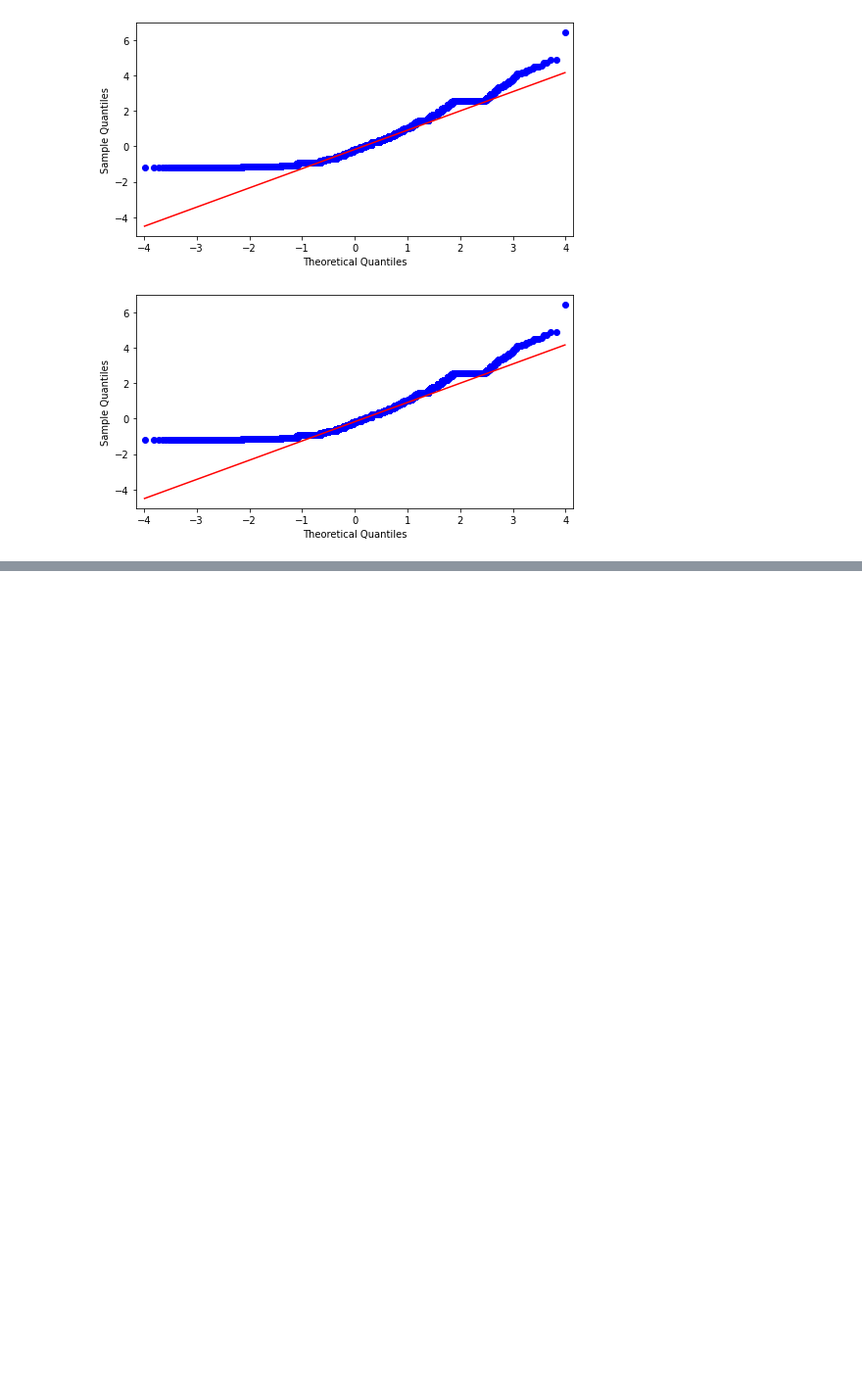
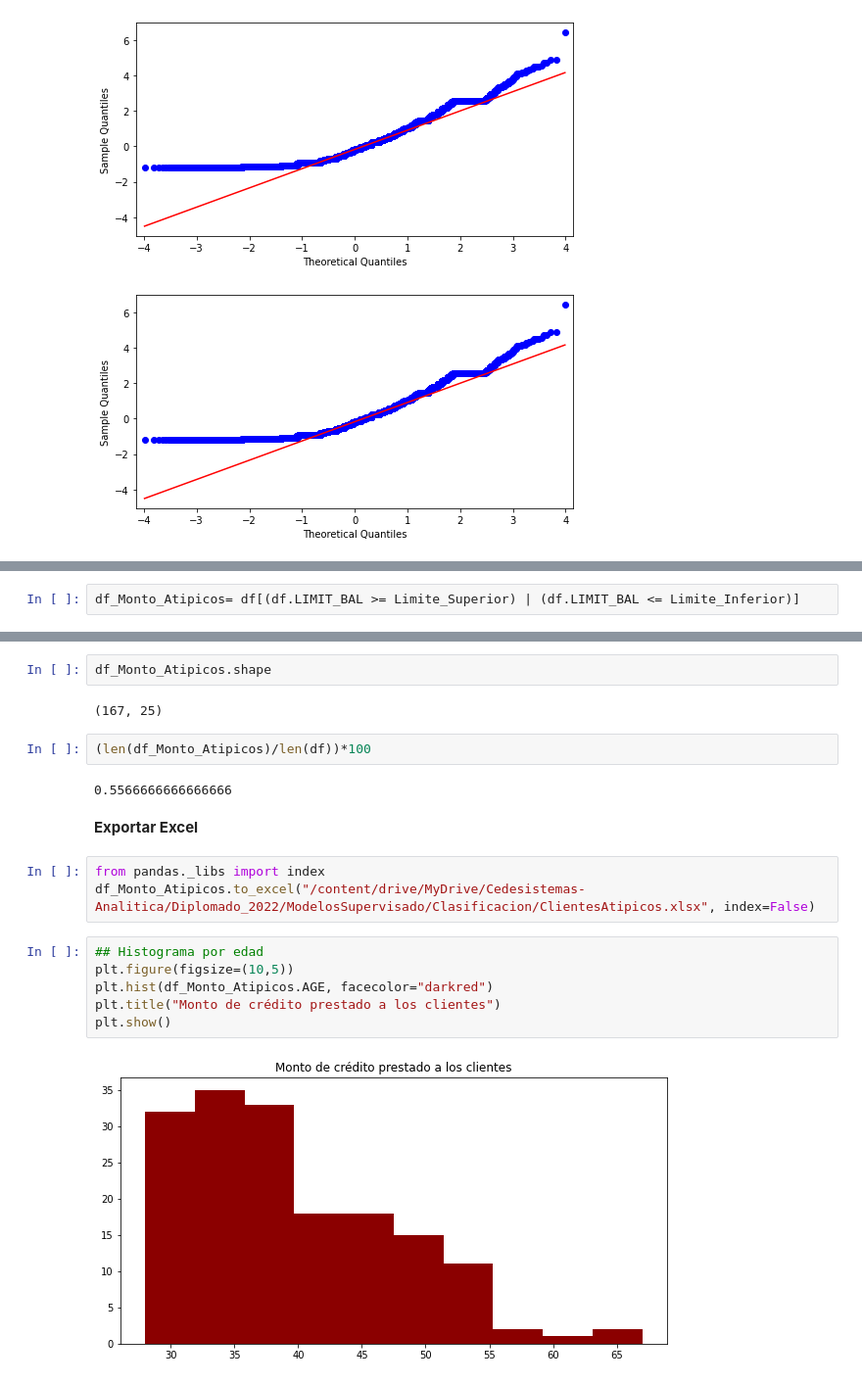
Before and after one commit to Wftorres29/ProyectoBanco, a Jupyter notebook: ProyectoBancowft.ipynb, the cells around one changed output, grey strips where cells are left out. Shown at 98% size. Cells and saved outputs as stored; diff of their text form; blank space fills up the shorter version.

```diff
--- a/ProyectoBancowft.ipynb
+++ b/ProyectoBancowft.ipynb
@@ -350,0 +455,2 @@ sm.qqplot(MontoCredito, fit=True, line="q", ax=ax)
+# %%
+df_Monto_Atipicos= df[(df.LIMIT_BAL >= Limite_Superior) | (df.LIMIT_BAL <= Limite_Inferior)]
@@ -350,0 +467,21 @@ sm.qqplot(MontoCredito, fit=True, line="q", ax=ax)
+# %%
+df_Monto_Atipicos.shape
+# %% [output]
+(167, 25)
+# %%
+(len(df_Monto_Atipicos)/len(df))*100
+# %% [output]
+0.5566666666666666
+# %% [markdown]
+**Exportar Excel**
+# %%
+from pandas._libs import index
+df_Monto_Atipicos.to_excel("/content/drive/MyDrive/Cedesistemas-Analitica/Diplomado_2022/ModelosSupervisado/Clasificacion/ClientesAtipicos.xlsx", index=False)
+# %%
+## Histograma por edad
+plt.figure(figsize=(10,5))
+plt.hist(df_Monto_Atipicos.AGE, facecolor="darkred")
+plt.title("Monto de crédito prestado a los clientes")
+plt.show()
+# %% [output]
+[figure, added]
```
Also changed, not shown: parts of 52 cells of this notebook.
